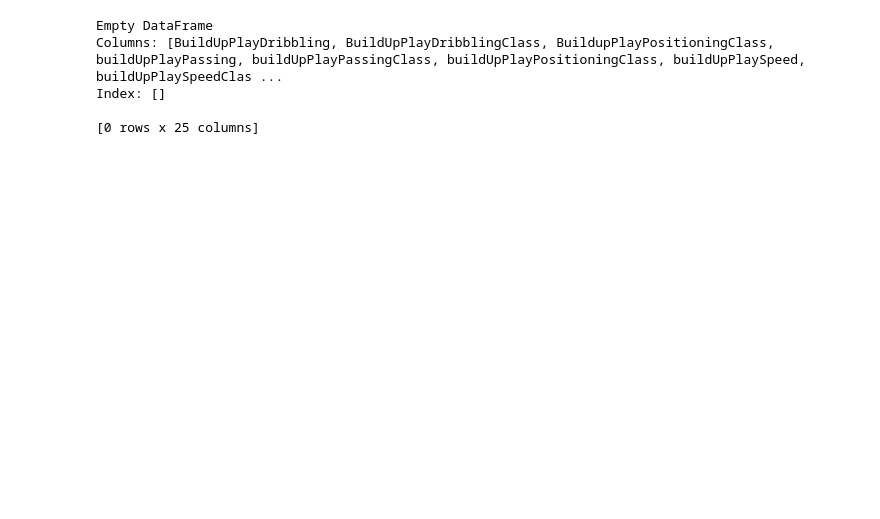
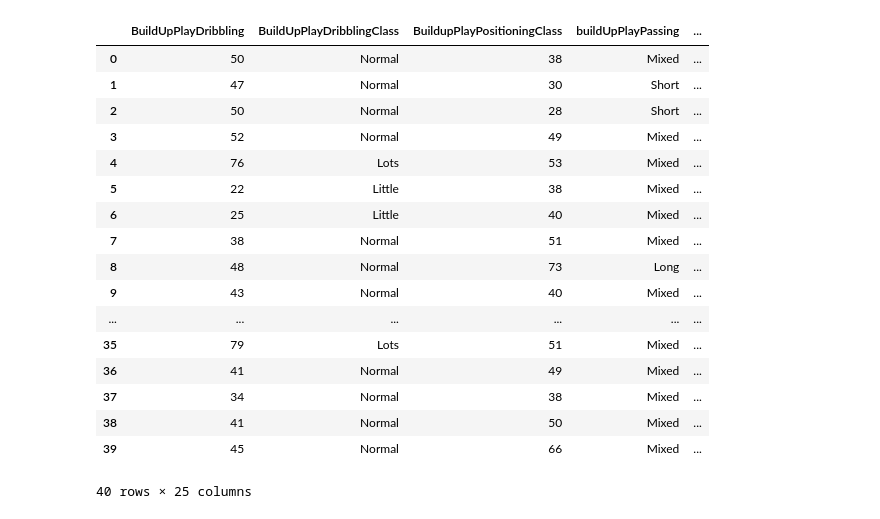
Before and after one commit to zsimone10/FIFABets, a Jupyter notebook: scrape_team_attributes.ipynb, the cells around one changed output. Saved outputs shown, nothing was run; the diff lists cells and outputs as text; code cells hidden in the pictures; blank space fills up the shorter version.

Commit message:
attributes loaded into pandas df

```diff
--- a/scrape_team_attributes.ipynb
+++ b/scrape_team_attributes.ipynb
@@ -53,9 +53,9 @@ def get_team_attributes(soup):
     team_name = info[0].strip()
     team_fifa_api_id = info[1].split(': ')[1].split(')')[0]
 
-    df_row['id'] = ids[team_name]
-    df_row['team_api_id'] = team_api_ids[team_name]
-    df_row['team_fifa_api_id'] = team_fifa_api_id
+    df_row.loc[0, 'id'] = str(ids[team_name])
+    df_row.loc[0, 'team_api_id'] = str(team_api_ids[team_name])
+    df_row.loc[0, 'team_fifa_api_id'] = team_fifa_api_id
 
     card_div = soup.find('div', {'class': 'card mb-2'})
     attributes_div = card_div.find('div', {'class': 'card-body'})
@@ -73,7 +73,7 @@ def get_team_attributes(soup):
             else:
                 vals = [vals]
             for val in vals:
-                df_row[column_headers[i]] = val
+                df_row.loc[0, column_headers[i]] = val
                 i += 1
     return df_row
 
@@ -83,7 +83,7 @@ def get_all_team_attributes(team_urls):
     for team_url in team_urls:
         team_soup = soup_maker(team_url)
         df_row = get_team_attributes(team_soup)
-        team_attrs = team_attrs.append(df_row)
+        team_attrs = team_attrs.append(df_row, ignore_index=True)
     return team_attrs
 # %%
 team_attributes = pd.DataFrame(columns=column_headers)
@@ -101,12 +101,25 @@ for year in years:
     team_urls = find_team_links(teams_soup)
     df = get_all_team_attributes(team_urls)
     df['date'] = date
-    team_attributes = team_attributes.append(df)
-
-print(team_attributes)
+    team_attributes = team_attributes.append(df, ignore_index=True)
-# %% [output]
-Empty DataFrame
-Columns: [BuildUpPlayDribbling, BuildUpPlayDribblingClass, BuildupPlayPositioningClass, buildUpPlayPassing, buildUpPlayPassingClass, buildUpPlayPositioningClass, buildUpPlaySpeed, buildUpPlaySpeedClas ...
-Index: []
-
-[0 rows x 25 columns]
+# %%
+team_attributes
+# %% [output]
+|  | BuildUpPlayDribbling | BuildUpPlayDribblingClass | BuildupPlayPositioningClass | buildUpPlayPassing | ... |
+| 0 | 50 | Normal | 38 | Mixed | ... |
+| 1 | 47 | Normal | 30 | Short | ... |
+| 2 | 50 | Normal | 28 | Short | ... |
+| 3 | 52 | Normal | 49 | Mixed | ... |
+| 4 | 76 | Lots | 53 | Mixed | ... |
+| 5 | 22 | Little | 38 | Mixed | ... |
+| 6 | 25 | Little | 40 | Mixed | ... |
+| 7 | 38 | Normal | 51 | Mixed | ... |
+| 8 | 48 | Normal | 73 | Long | ... |
+| 9 | 43 | Normal | 40 | Mixed | ... |
+| ... | ... | ... | ... | ... | ... |
+| 35 | 79 | Lots | 51 | Mixed | ... |
+| 36 | 41 | Normal | 49 | Mixed | ... |
+| 37 | 34 | Normal | 38 | Mixed | ... |
+| 38 | 41 | Normal | 50 | Mixed | ... |
+| 39 | 45 | Normal | 66 | Mixed | ... |
+40 rows × 25 columns
```
